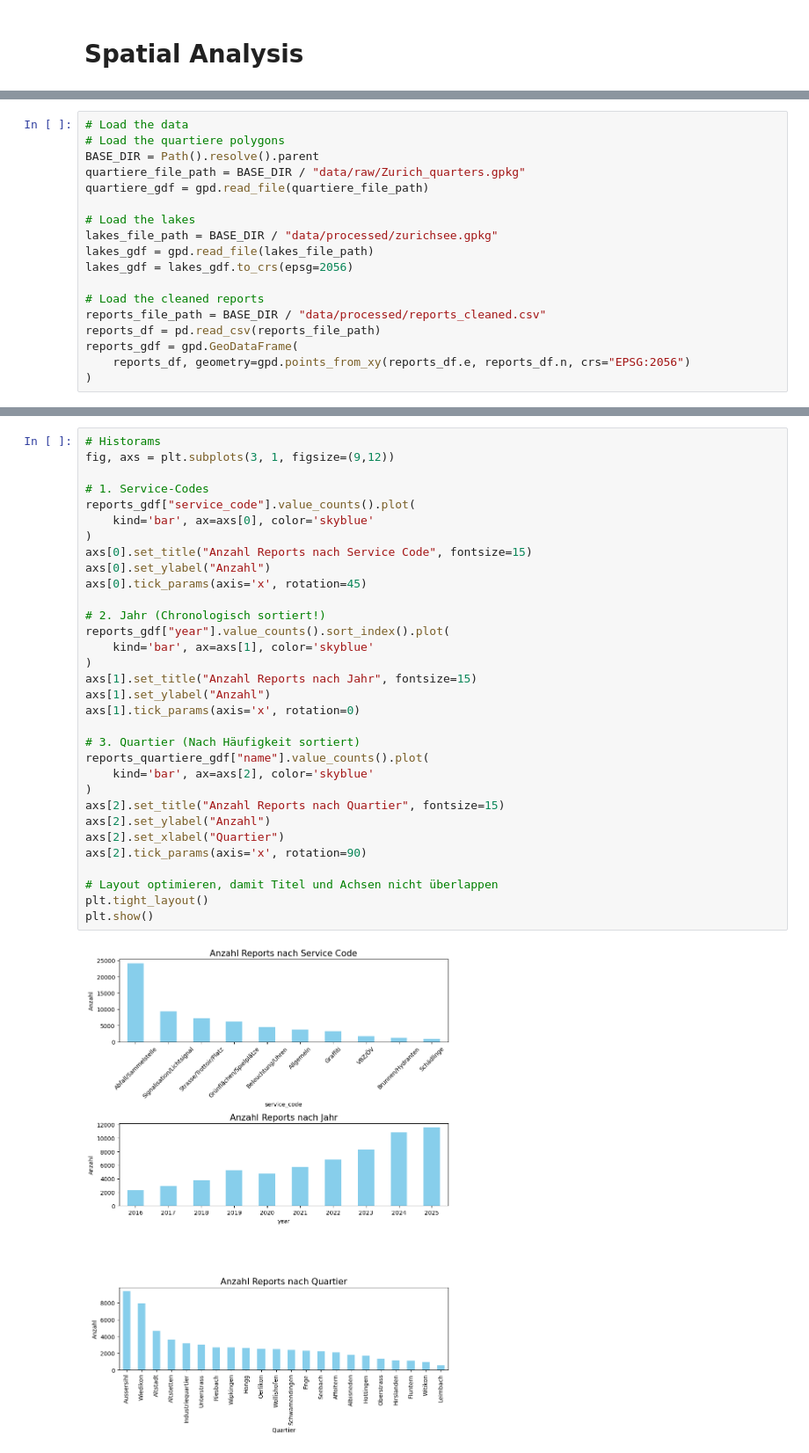
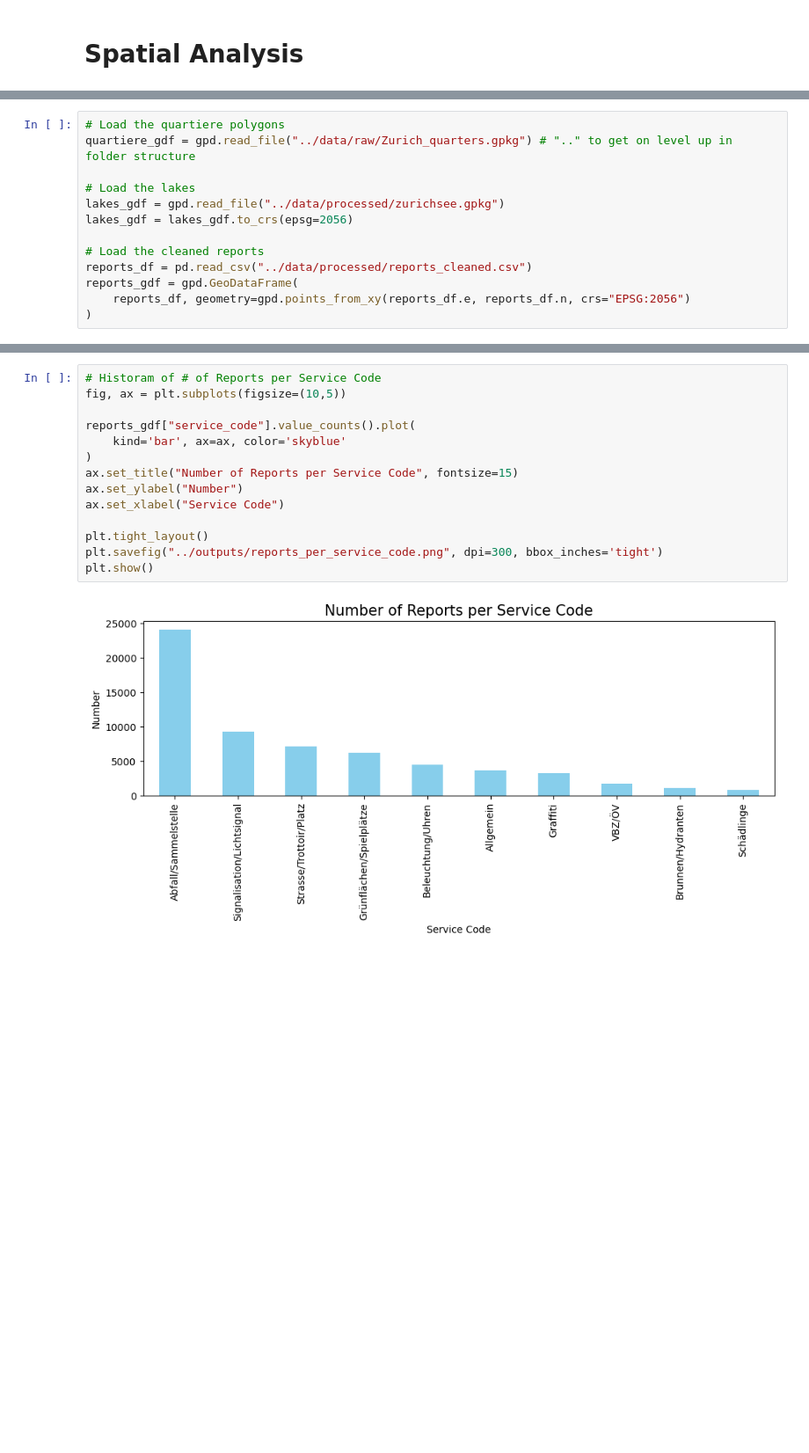
Before and after one commit to fabianott/zueriwieneu_spatial_analysis, a Jupyter notebook: notebooks/spatial_analysis.ipynb, the cells around one changed output, grey strips where cells are left out. Shown at 88% size. Cells and saved outputs as stored; diff of their text form; blank space fills up the shorter version.

```diff
--- a/notebooks/spatial_analysis.ipynb
+++ b/notebooks/spatial_analysis.ipynb
@@ -10,19 +9,14 @@ from pathlib import Path
 import seaborn as sns
 # %%
-# Load the data
 # Load the quartiere polygons
-BASE_DIR = Path().resolve().parent
-quartiere_file_path = BASE_DIR / "data/raw/Zurich_quarters.gpkg"
-quartiere_gdf = gpd.read_file(quartiere_file_path)
+quartiere_gdf = gpd.read_file("../data/raw/Zurich_quarters.gpkg") # ".." to get on level up in folder structure
 
 # Load the lakes
-lakes_file_path = BASE_DIR / "data/processed/zurichsee.gpkg"
-lakes_gdf = gpd.read_file(lakes_file_path)
+lakes_gdf = gpd.read_file("../data/processed/zurichsee.gpkg")
 lakes_gdf = lakes_gdf.to_crs(epsg=2056)
 
 # Load the cleaned reports
-reports_file_path = BASE_DIR / "data/processed/reports_cleaned.csv"
-reports_df = pd.read_csv(reports_file_path)
+reports_df = pd.read_csv("../data/processed/reports_cleaned.csv")
 reports_gdf = gpd.GeoDataFrame(
     reports_df, geometry=gpd.points_from_xy(reports_df.e, reports_df.n, crs="EPSG:2056")
 )
@@ -147,34 +193,16 @@ plt.show()
 # %%
-# Historams
-fig, axs = plt.subplots(3, 1, figsize=(9,12))
+# Historam of # of Reports per Service Code
+fig, ax = plt.subplots(figsize=(10,5))
 
-# 1. Service-Codes
 reports_gdf["service_code"].value_counts().plot(
-    kind='bar', ax=axs[0], color='skyblue'
+    kind='bar', ax=ax, color='skyblue'
 )
-axs[0].set_title("Anzahl Reports nach Service Code", fontsize=15)
-axs[0].set_ylabel("Anzahl")
-axs[0].tick_params(axis='x', rotation=45)
+ax.set_title("Number of Reports per Service Code", fontsize=15)
+ax.set_ylabel("Number")
+ax.set_xlabel("Service Code")
 
-# 2. Jahr (Chronologisch sortiert!)
-reports_gdf["year"].value_counts().sort_index().plot(
-    kind='bar', ax=axs[1], color='skyblue'
-)
-axs[1].set_title("Anzahl Reports nach Jahr", fontsize=15)
-axs[1].set_ylabel("Anzahl")
-axs[1].tick_params(axis='x', rotation=0)
-
-# 3. Quartier (Nach Häufigkeit sortiert)
-reports_quartiere_gdf["name"].value_counts().plot(
-    kind='bar', ax=axs[2], color='skyblue'
-)
-axs[2].set_title("Anzahl Reports nach Quartier", fontsize=15)
-axs[2].set_ylabel("Anzahl")
-axs[2].set_xlabel("Quartier")
-axs[2].tick_params(axis='x', rotation=90)
-
-# Layout optimieren, damit Titel und Achsen nicht überlappen
 plt.tight_layout()
+plt.savefig("../outputs/reports_per_service_code.png", dpi=300, bbox_inches='tight')
 plt.show()
 # %% [output]
-[figure, old version]
+[figure, new version]
```
Also changed, not shown: parts of 12 cells of this notebook, 10 other files.
